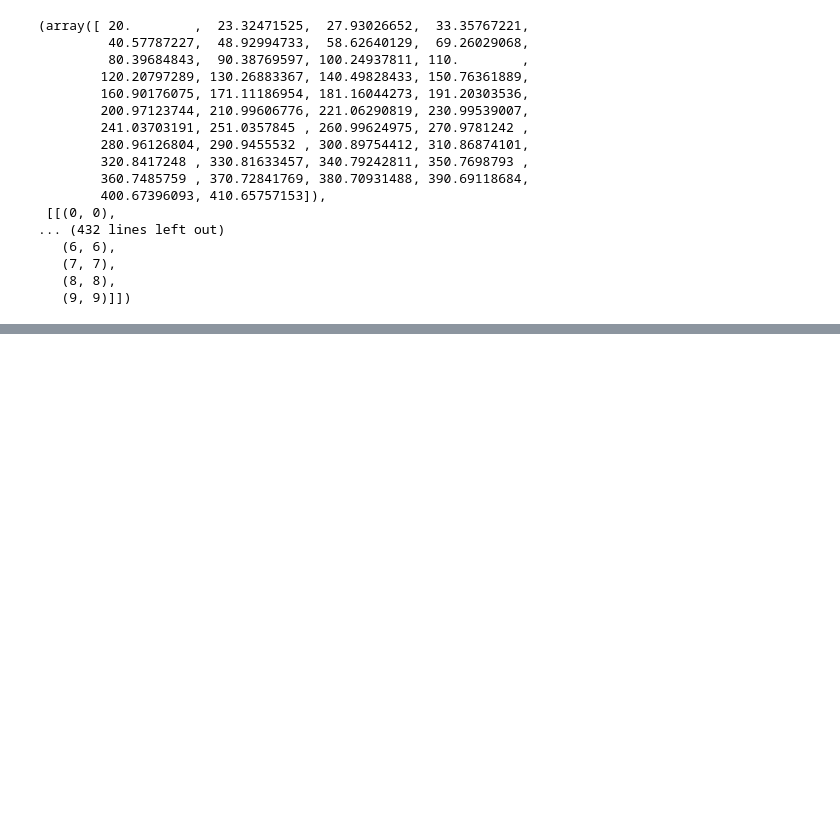
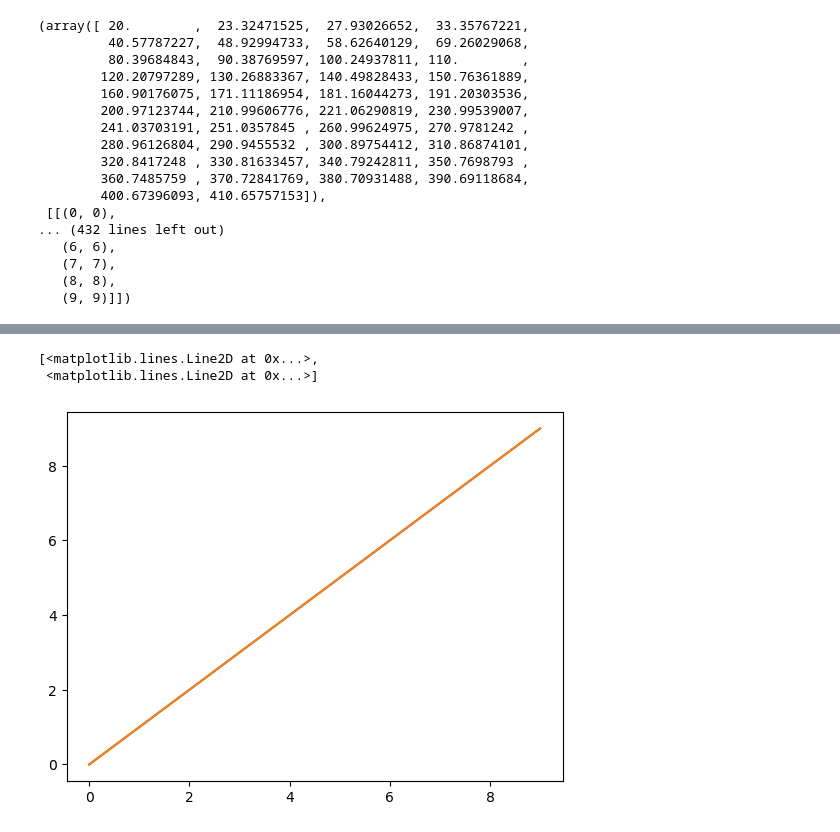
Before and after one commit to phasyn8/different_bayes, a Jupyter notebook: test_functions.ipynb, the cells around one changed output, grey strips where cells are left out. Cells and saved outputs as stored; diff of their text form; code cells hidden in the pictures; blank space fills up the shorter version.

```diff
--- a/test_functions.ipynb
+++ b/test_functions.ipynb
@@ -189,0 +223,7 @@ xX = np.column_stack((np.arange(len(vect1[3:9])),vect1[3:9]))
+# %%
+#plt.plot(dist)
+plt.plot(path[0],path[1])
+# %% [output]
+[<matplotlib.lines.Line2D at 0x...>,
+ <matplotlib.lines.Line2D at 0x...>]
+[figure, added]
```
Also changed, not shown: parts of 5 cells of this notebook, 6 other files.
